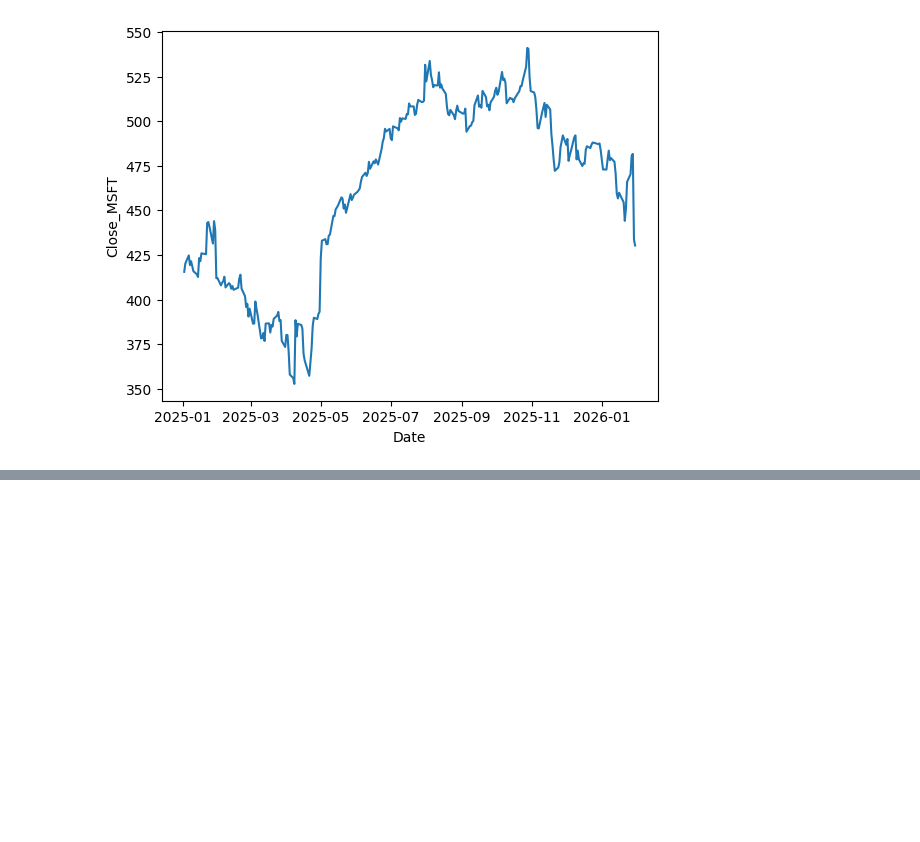
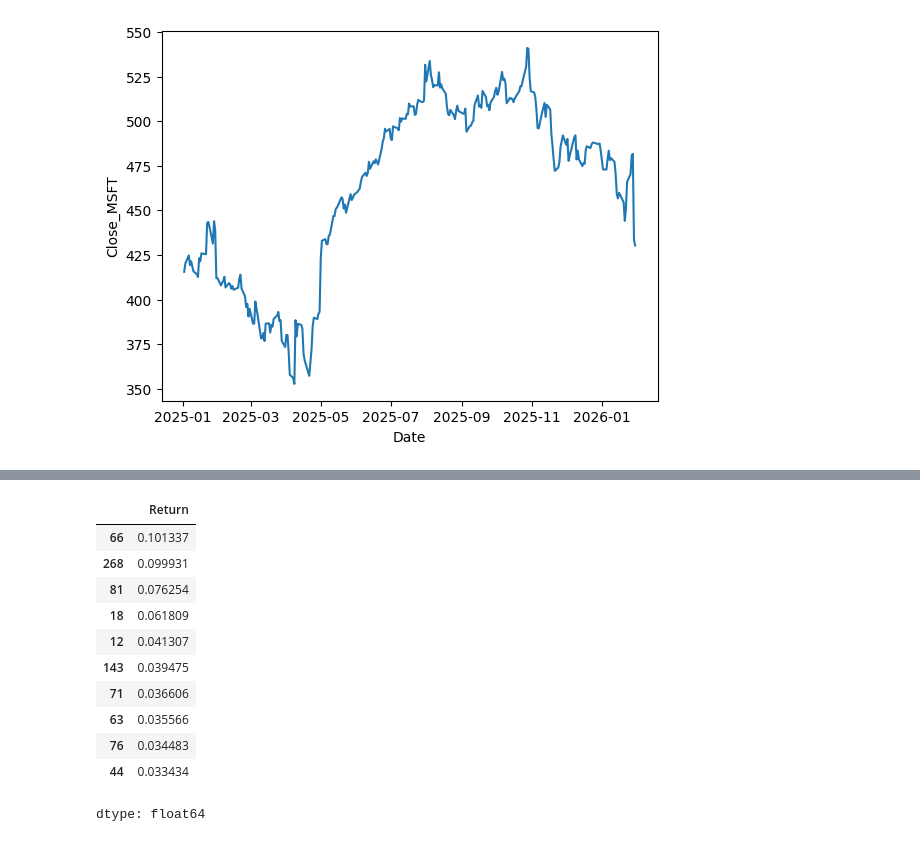
Before and after one commit to shashankgarewal/Time-Series-Analysis-Forecasting, a Jupyter notebook: 01_basic.ipynb, the cells around one changed output, grey strips where cells are left out. Drawn from its saved outputs; the diff is of its cells as text; code cells hidden in the pictures; blank space fills up the shorter version.

```diff
--- a/01_basic.ipynb
+++ b/01_basic.ipynb
@@ -50,0 +164,15 @@ sns.lineplot(data=stock, x='Date', y='Close_MSFT');
+# %%
+stock["Return"].abs().sort_values(ascending=False).head(10)
+# %% [output]
+|  | Return |
+| 66 | 0.101337 |
+| 268 | 0.099931 |
+| 81 | 0.076254 |
+| 18 | 0.061809 |
+| 12 | 0.041307 |
+| 143 | 0.039475 |
+| 71 | 0.036606 |
+| 63 | 0.035566 |
+| 76 | 0.034483 |
+| 44 | 0.033434 |
+dtype: float64
```
Also changed, not shown: parts of 15 cells of this notebook.
